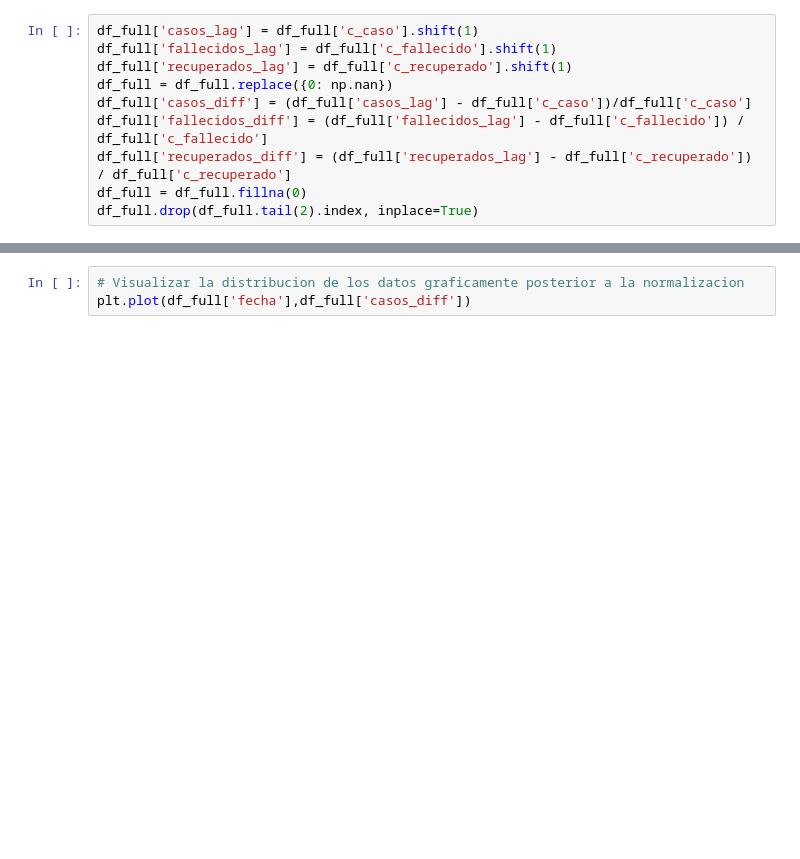
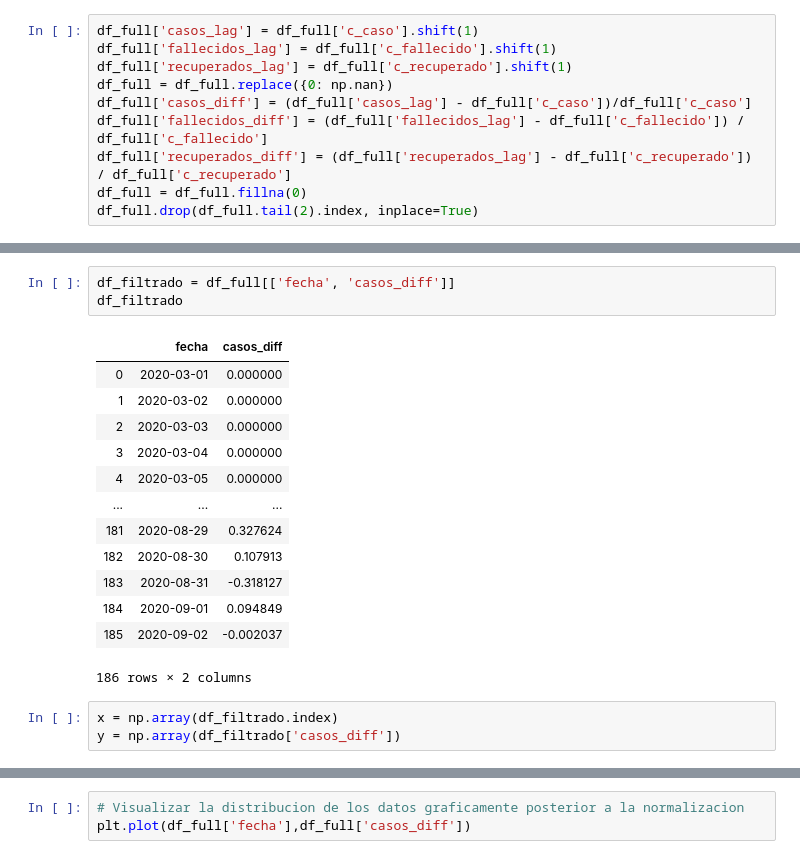
Before and after one commit to AP-2020-1S/covid-19-analiticapedictiva_ajsg, a Jupyter notebook: Entrega Analitica Predictiva.ipynb, the cells around one changed output, grey strips where cells are left out. Saved outputs shown, nothing was run; the diff lists cells and outputs as text; blank space fills up the shorter version.

```diff
--- a/Entrega Analitica Predictiva.ipynb
+++ b/Entrega Analitica Predictiva.ipynb
@@ -232,3 +232,23 @@ df_full.head()
 | 2 | 2020-03-03 | 0.0 | 0.0 | 0.0 | 0.0 | 0.0 | 0.0 | 0.0 | ... |
 | 3 | 2020-03-04 | 0.0 | 0.0 | 0.0 | 0.0 | 0.0 | 0.0 | 0.0 | ... |
 | 4 | 2020-03-05 | 0.0 | 0.0 | 0.0 | 0.0 | 0.0 | 0.0 | 0.0 | ... |
+# %%
+df_filtrado = df_full[['fecha', 'casos_diff']]
+df_filtrado
+# %% [output]
+|  | fecha | casos_diff |
+| 0 | 2020-03-01 | 0.000000 |
+| 1 | 2020-03-02 | 0.000000 |
+| 2 | 2020-03-03 | 0.000000 |
+| 3 | 2020-03-04 | 0.000000 |
+| 4 | 2020-03-05 | 0.000000 |
+| ... | ... | ... |
+| 181 | 2020-08-29 | 0.327624 |
+| 182 | 2020-08-30 | 0.107913 |
+| 183 | 2020-08-31 | -0.318127 |
+| 184 | 2020-09-01 | 0.094849 |
+| 185 | 2020-09-02 | -0.002037 |
+186 rows × 2 columns
+# %%
+x = np.array(df_filtrado.index)
+y = np.array(df_filtrado['casos_diff'])
```
Also changed, not shown: parts of 14 cells of this notebook.
